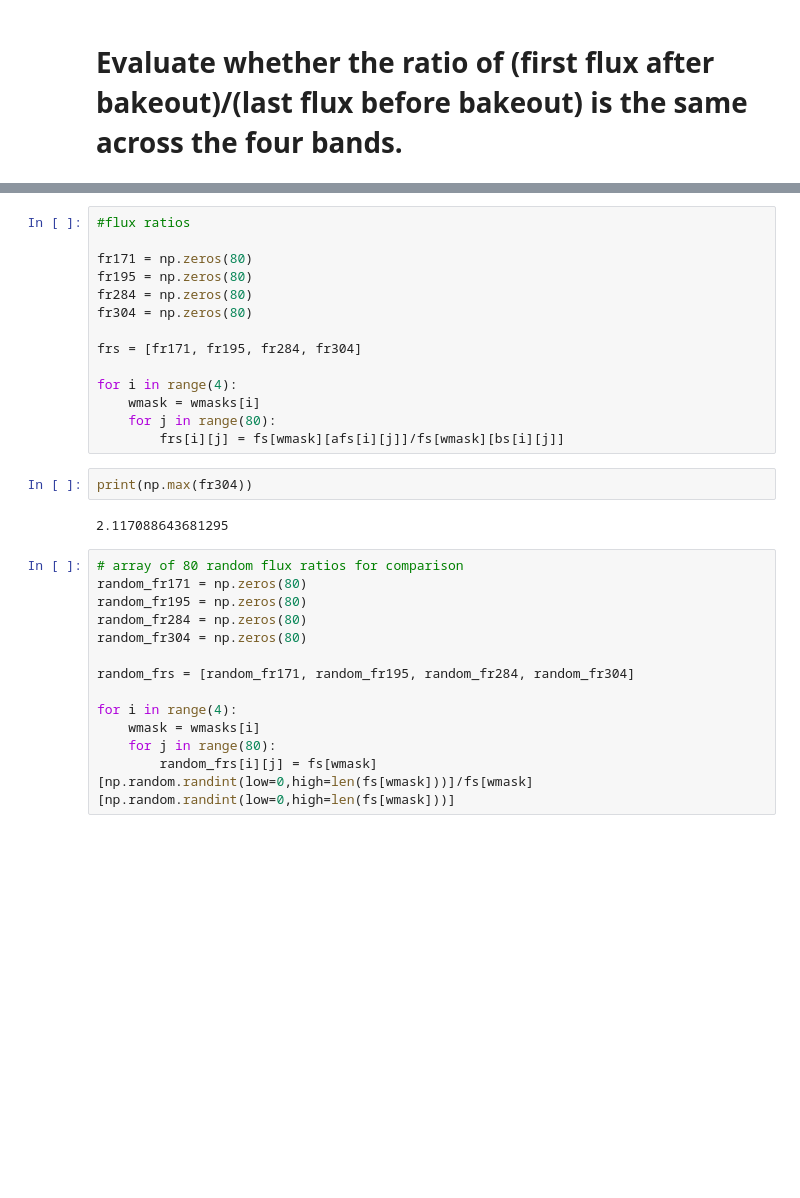
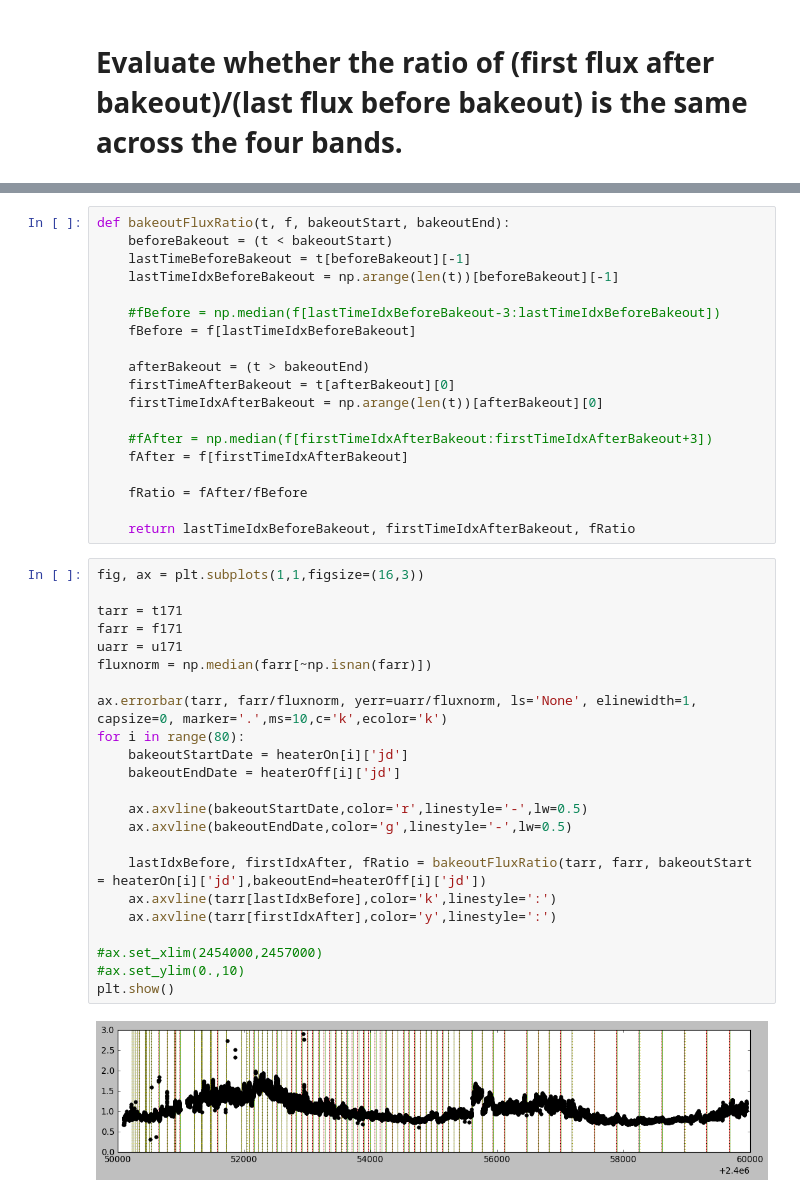
Before and after one commit to esandford/archivalSOHO, a Jupyter notebook: data/EITbakeoutDiscontinuities.ipynb, the cells around one changed output, grey strips where cells are left out. Cells and saved outputs as stored; diff of their text form; blank space fills up the shorter version.

```diff
--- a/data/EITbakeoutDiscontinuities.ipynb
+++ b/data/EITbakeoutDiscontinuities.ipynb
@@ -243,31 +245,44 @@ for i in range(4):
-# %%
-#flux ratios
-
-fr171 = np.zeros(80)
-fr195 = np.zeros(80)
-fr284 = np.zeros(80)
-fr304 = np.zeros(80)
-
-frs = [fr171, fr195, fr284, fr304]
-
-for i in range(4):
-    wmask = wmasks[i]
-    for j in range(80):
-        frs[i][j] = fs[wmask][afs[i][j]]/fs[wmask][bs[i][j]]
-# %%
-print(np.max(fr304))
-# %% [output]
-2.117088643681295
-# %%
-# array of 80 random flux ratios for comparison
-random_fr171 = np.zeros(80)
-random_fr195 = np.zeros(80)
-random_fr284 = np.zeros(80)
-random_fr304 = np.zeros(80)
-
-random_frs = [random_fr171, random_fr195, random_fr284, random_fr304]
-
-for i in range(4):
-    wmask = wmasks[i]
-    for j in range(80):
-        random_frs[i][j] = fs[wmask][np.random.randint(low=0,high=len(fs[wmask]))]/fs[wmask][np.random.randint(low=0,high=len(fs[wmask]))]
+# %%
+def bakeoutFluxRatio(t, f, bakeoutStart, bakeoutEnd):
+    beforeBakeout = (t < bakeoutStart)
+    lastTimeBeforeBakeout = t[beforeBakeout][-1]
+    lastTimeIdxBeforeBakeout = np.arange(len(t))[beforeBakeout][-1]
+
+    #fBefore = np.median(f[lastTimeIdxBeforeBakeout-3:lastTimeIdxBeforeBakeout])
+    fBefore = f[lastTimeIdxBeforeBakeout]
+
+    afterBakeout = (t > bakeoutEnd)
+    firstTimeAfterBakeout = t[afterBakeout][0]
+    firstTimeIdxAfterBakeout = np.arange(len(t))[afterBakeout][0]
+
+    #fAfter = np.median(f[firstTimeIdxAfterBakeout:firstTimeIdxAfterBakeout+3])
+    fAfter = f[firstTimeIdxAfterBakeout]
+
+    fRatio = fAfter/fBefore
+
+    return lastTimeIdxBeforeBakeout, firstTimeIdxAfterBakeout, fRatio
+# %%
+fig, ax = plt.subplots(1,1,figsize=(16,3))
+
+tarr = t171
+farr = f171
+uarr = u171
+fluxnorm = np.median(farr[~np.isnan(farr)])
+
+ax.errorbar(tarr, farr/fluxnorm, yerr=uarr/fluxnorm, ls='None', elinewidth=1, capsize=0, marker='.',ms=10,c='k',ecolor='k')
+for i in range(80):
+    bakeoutStartDate = heaterOn[i]['jd']
+    bakeoutEndDate = heaterOff[i]['jd']
+
+    ax.axvline(bakeoutStartDate,color='r',linestyle='-',lw=0.5)
+    ax.axvline(bakeoutEndDate,color='g',linestyle='-',lw=0.5)
+
+    lastIdxBefore, firstIdxAfter, fRatio = bakeoutFluxRatio(tarr, farr, bakeoutStart = heaterOn[i]['jd'],bakeoutEnd=heaterOff[i]['jd'])
+    ax.axvline(tarr[lastIdxBefore],color='k',linestyle=':')
+    ax.axvline(tarr[firstIdxAfter],color='y',linestyle=':')
+
+#ax.set_xlim(2454000,2457000)
+#ax.set_ylim(0.,10)
+plt.show()
+# %% [output]
+[figure, added]
```
Also changed, not shown: parts of 19 cells of this notebook, 44 other files.
